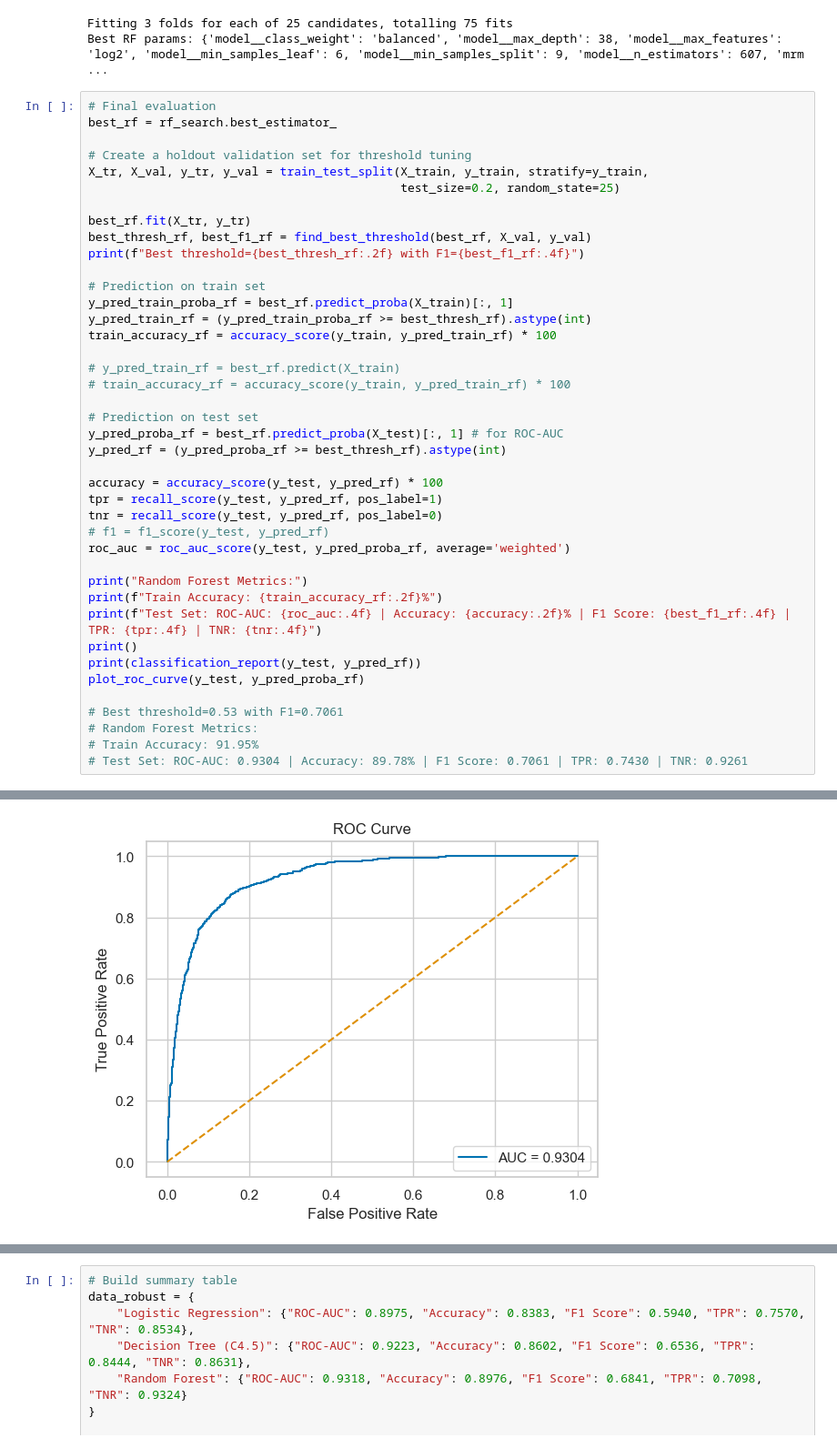
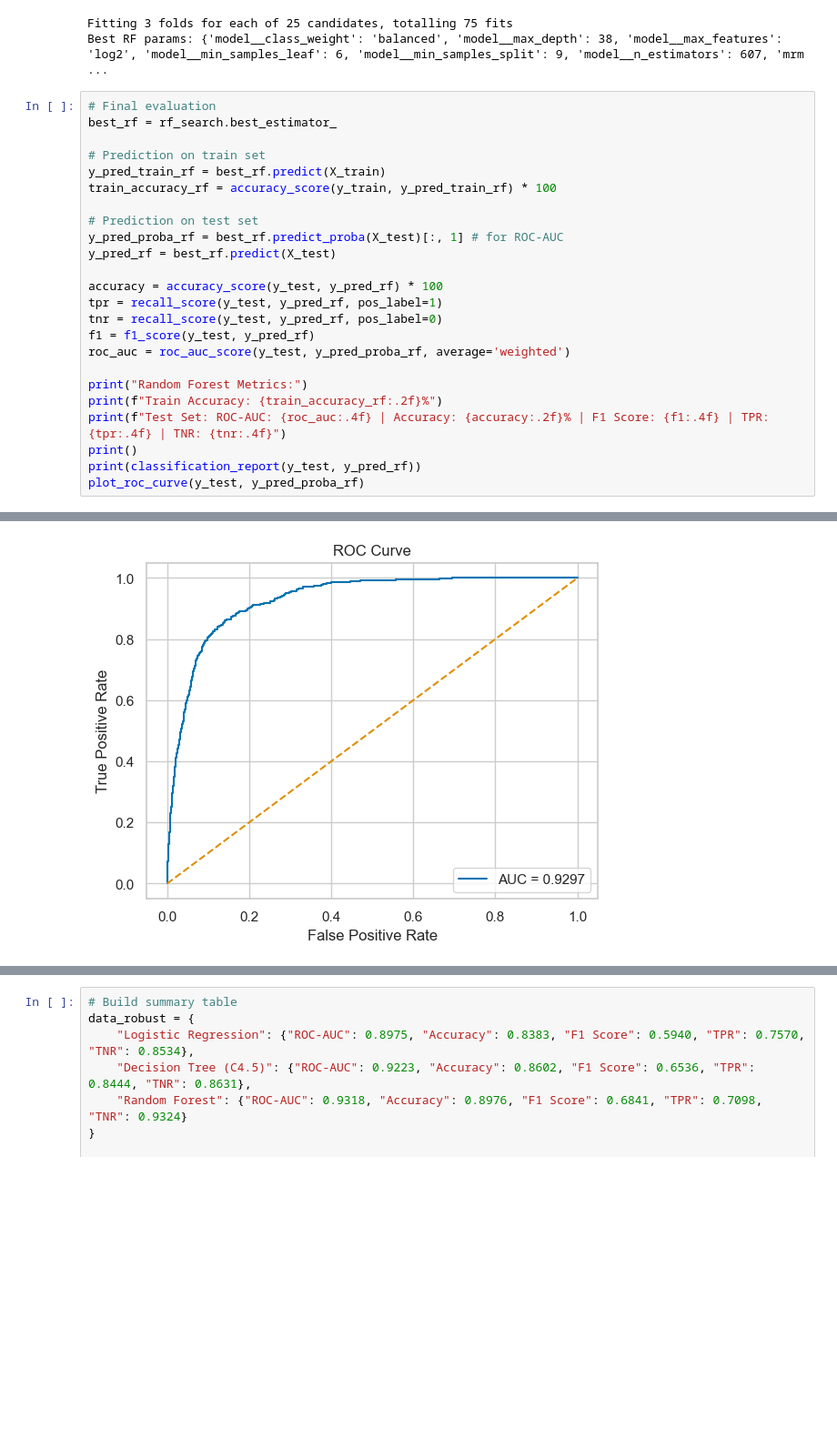
Before and after one commit to Engelbert107/Online-Shoppers-Purchase-Prediction, a Jupyter notebook: notebook/experiments.ipynb, the cells around one changed output, grey strips where cells are left out. Shown at 91% size. Saved outputs shown, nothing was run; the diff lists cells and outputs as text; blank space fills up the shorter version.

```diff
--- a/notebook/experiments.ipynb
+++ b/notebook/experiments.ipynb
@@ -1819,41 +1762,24 @@ Best RF params: {'model__class_weight': 'balanced', 'model__max_depth': 38, 'mod
 # Final evaluation
 best_rf = rf_search.best_estimator_
 
-# Create a holdout validation set for threshold tuning
-X_tr, X_val, y_tr, y_val = train_test_split(X_train, y_train, stratify=y_train,
-                                            test_size=0.2, random_state=25)
-
-best_rf.fit(X_tr, y_tr)
-best_thresh_rf, best_f1_rf = find_best_threshold(best_rf, X_val, y_val)
-print(f"Best threshold={best_thresh_rf:.2f} with F1={best_f1_rf:.4f}")
-
 # Prediction on train set
-y_pred_train_proba_rf = best_rf.predict_proba(X_train)[:, 1]
-y_pred_train_rf = (y_pred_train_proba_rf >= best_thresh_rf).astype(int)
+y_pred_train_rf = best_rf.predict(X_train)
 train_accuracy_rf = accuracy_score(y_train, y_pred_train_rf) * 100
-
-# y_pred_train_rf = best_rf.predict(X_train)
-# train_accuracy_rf = accuracy_score(y_train, y_pred_train_rf) * 100
 
 # Prediction on test set
 y_pred_proba_rf = best_rf.predict_proba(X_test)[:, 1] # for ROC-AUC
-y_pred_rf = (y_pred_proba_rf >= best_thresh_rf).astype(int)
+y_pred_rf = best_rf.predict(X_test)
 
 accuracy = accuracy_score(y_test, y_pred_rf) * 100
 tpr = recall_score(y_test, y_pred_rf, pos_label=1)
 tnr = recall_score(y_test, y_pred_rf, pos_label=0)
-# f1 = f1_score(y_test, y_pred_rf)
+f1 = f1_score(y_test, y_pred_rf)
 roc_auc = roc_auc_score(y_test, y_pred_proba_rf, average='weighted')
 
 print("Random Forest Metrics:")
 print(f"Train Accuracy: {train_accuracy_rf:.2f}%")
-print(f"Test Set: ROC-AUC: {roc_auc:.4f} | Accuracy: {accuracy:.2f}% | F1 Score: {best_f1_rf:.4f} | TPR: {tpr:.4f} | TNR: {tnr:.4f}")
+print(f"Test Set: ROC-AUC: {roc_auc:.4f} | Accuracy: {accuracy:.2f}% | F1 Score: {f1:.4f} | TPR: {tpr:.4f} | TNR: {tnr:.4f}")
 print()
 print(classification_report(y_test, y_pred_rf))
 plot_roc_curve(y_test, y_pred_proba_rf)
-
-# Best threshold=0.53 with F1=0.7061
-# Random Forest Metrics:
-# Train Accuracy: 91.95%
-# Test Set: ROC-AUC: 0.9304 | Accuracy: 89.78% | F1 Score: 0.7061 | TPR: 0.7430 | TNR: 0.9261
 # %% [output]
@@ -1873,4 +1798,4 @@ weighted avg       0.90      0.90      0.90      3699
-[figure, old version]
+[figure, new version]
 # %%
 # Build summary table
 data_standard = {
```
Also changed, not shown: parts of 9 cells of this notebook.
